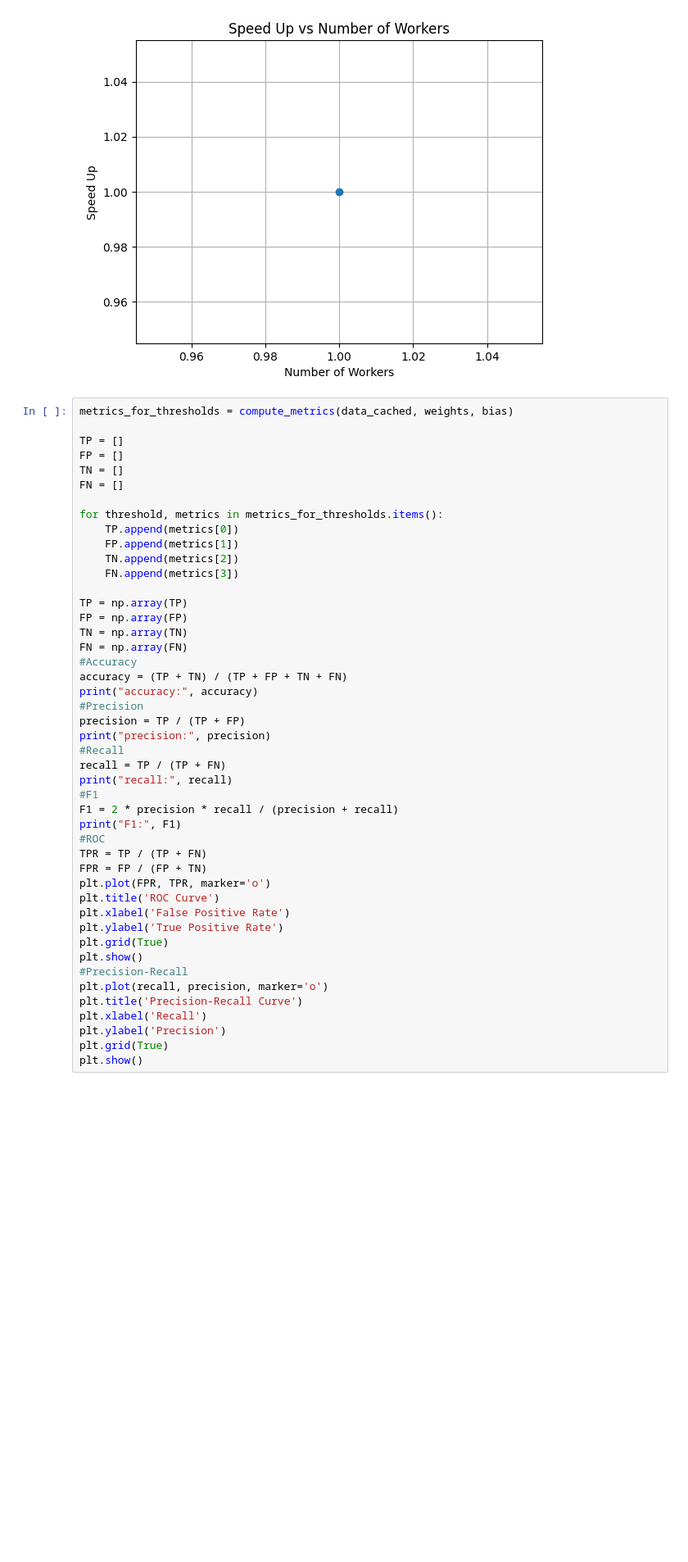
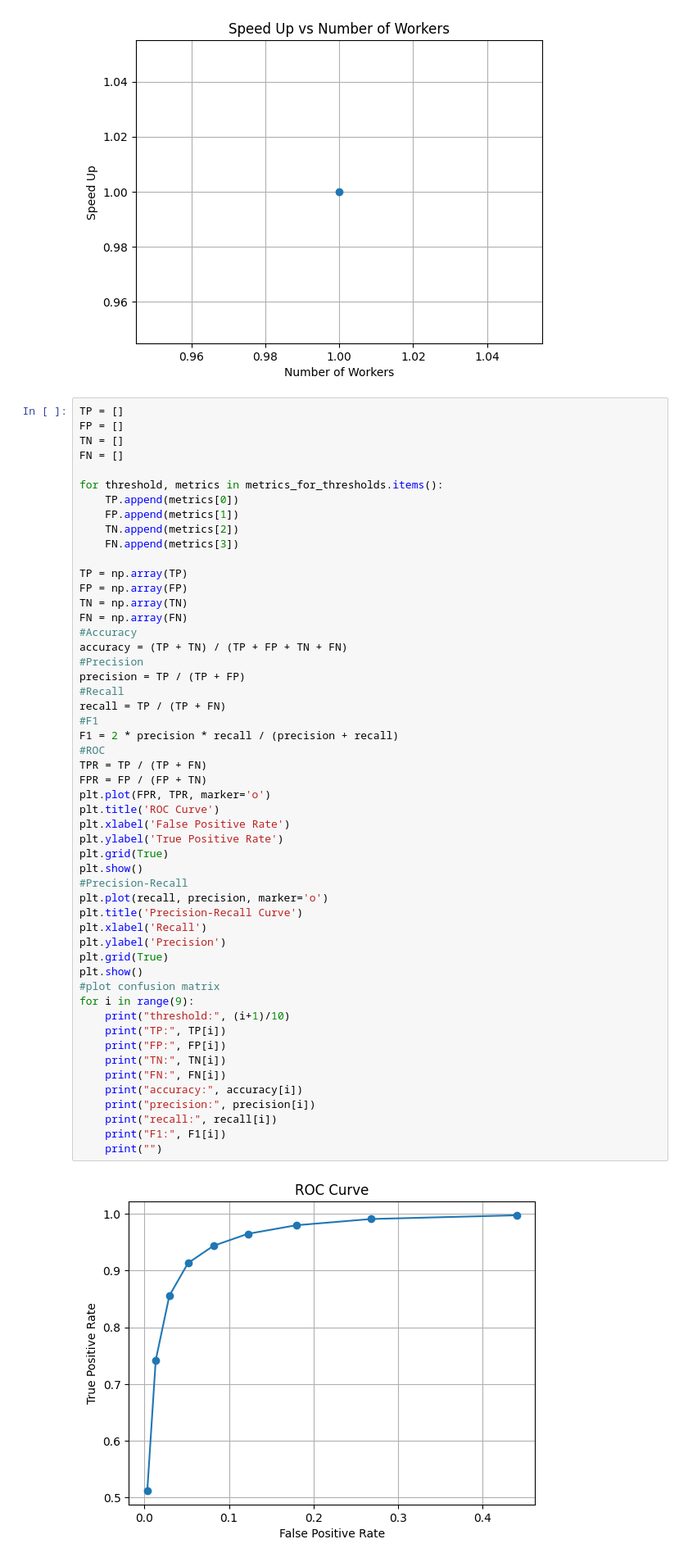
Before and after one commit to nicola-cecere/Massively-Parallel-ML, a Jupyter notebook: botnet/parallel_version/bonet_parallelized.ipynb, the cells around one changed output. Shown: that part at 82% size. Drawn from its saved outputs; the diff is of its cells as text; blank space fills up the shorter version.

```diff
--- a/botnet/parallel_version/bonet_parallelized.ipynb
+++ b/botnet/parallel_version/bonet_parallelized.ipynb
@@ -272,8 +275,6 @@ plt.show()
 # %% [output]
 [figure]
 # %%
-metrics_for_thresholds = compute_metrics(data_cached, weights, bias)
-
 TP = []
 FP = []
 TN = []
@@ -287,34 +288,43 @@ for threshold, metrics in metrics_for_thresholds.items():
 
 TP = np.array(TP)
 FP = np.array(FP)
 TN = np.array(TN)
 FN = np.array(FN)
 #Accuracy
 accuracy = (TP + TN) / (TP + FP + TN + FN)
-print("accuracy:", accuracy)
 #Precision
 precision = TP / (TP + FP)
-print("precision:", precision)
 #Recall
 recall = TP / (TP + FN)
-print("recall:", recall)
 #F1
 F1 = 2 * precision * recall / (precision + recall)
-print("F1:", F1)
 #ROC
 TPR = TP / (TP + FN)
 FPR = FP / (FP + TN)
 plt.plot(FPR, TPR, marker='o')
 plt.title('ROC Curve')
 plt.xlabel('False Positive Rate')
 plt.ylabel('True Positive Rate')
 plt.grid(True)
 plt.show()
 #Precision-Recall
 plt.plot(recall, precision, marker='o')
 plt.title('Precision-Recall Curve')
 plt.xlabel('Recall')
 plt.ylabel('Precision')
 plt.grid(True)
 plt.show()
+#plot confusion matrix
+for i in range(9):
+    print("threshold:", (i+1)/10)
+    print("TP:", TP[i])
+    print("FP:", FP[i])
+    print("TN:", TN[i])
+    print("FN:", FN[i])
+    print("accuracy:", accuracy[i])
+    print("precision:", precision[i])
+    print("recall:", recall[i])
+    print("F1:", F1[i])
+    print("")
 # %% [output]
+[figure, added]
```
Also changed, not shown: parts of 3 cells of this notebook.
